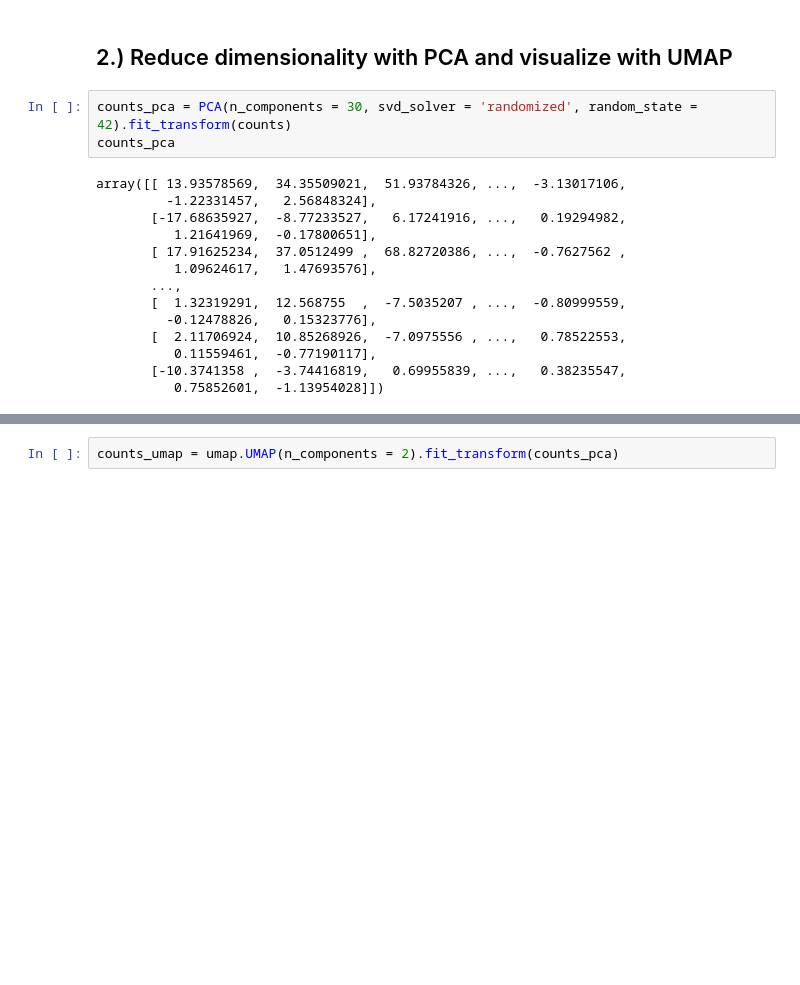
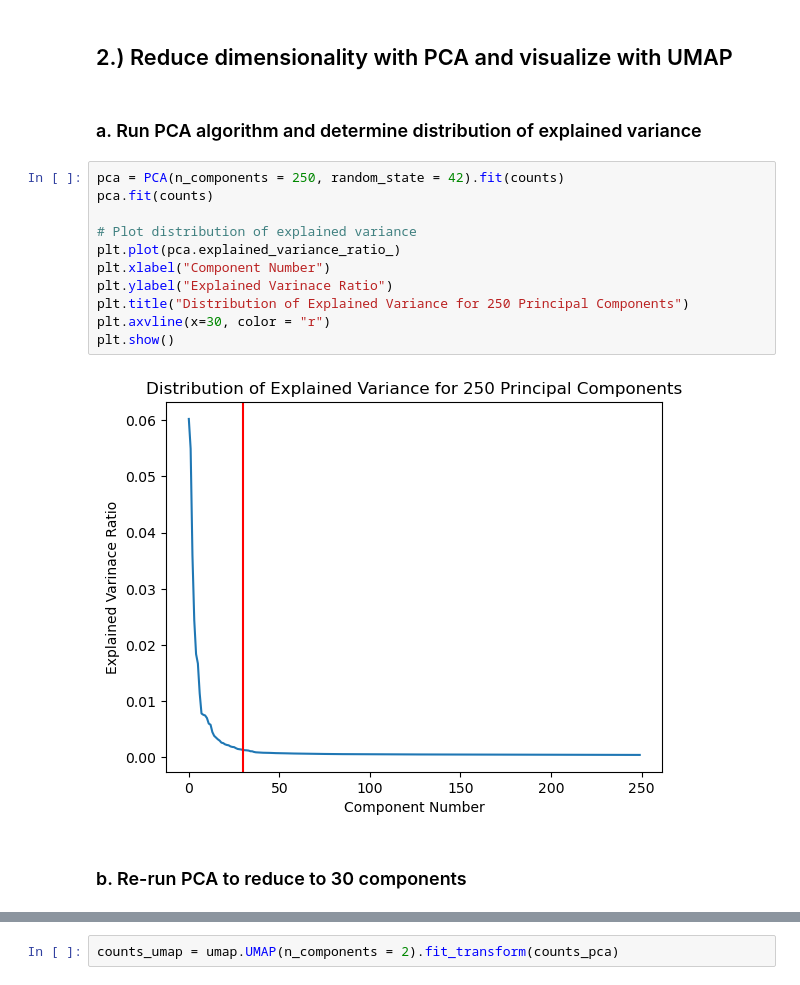
Before and after one commit to zwallace425/veme, a Jupyter notebook: VEME_Single_Cell.ipynb, the cells around one changed output, grey strips where cells are left out. Saved outputs shown, nothing was run; the diff lists cells and outputs as text; blank space fills up the shorter version.

```diff
--- a/VEME_Single_Cell.ipynb
+++ b/VEME_Single_Cell.ipynb
@@ -57,20 +61,20 @@ counts.head()
 DATA NOTE: The dataset that will be analyzed is 116,313 cells by 2000 genes.  This is the fully processed cell-by-gene single cell RNA-seq expression matrix.  This dataset has noise background removal via CellBender (removal of technical ambient RNA counts and empty droplets), data filtering due to lack of nuclei with lack of genes, data filtering due to excess mitochondrial read counts, log normalization, scaling and data centralization, and retreival of the 2000 most variable genes.
 # %% [markdown]
 ## 2.) Reduce dimensionality with PCA and visualize with UMAP
+# %% [markdown]
+### a. Run PCA algorithm and determine distribution of explained variance
 # %%
-counts_pca = PCA(n_components = 30, svd_solver = 'randomized', random_state = 42).fit_transform(counts)
-counts_pca
+pca = PCA(n_components = 250, random_state = 42).fit(counts)
+pca.fit(counts)
+
+# Plot distribution of explained variance
+plt.plot(pca.explained_variance_ratio_)
+plt.xlabel("Component Number")
+plt.ylabel("Explained Varinace Ratio")
+plt.title("Distribution of Explained Variance for 250 Principal Components")
+plt.axvline(x=30, color = "r")
+plt.show()
 # %% [output]
-array([[ 13.93578569,  34.35509021,  51.93784326, ...,  -3.13017106,
-         -1.22331457,   2.56848324],
-       [-17.68635927,  -8.77233527,   6.17241916, ...,   0.19294982,
-          1.21641969,  -0.17800651],
-       [ 17.91625234,  37.0512499 ,  68.82720386, ...,  -0.7627562 ,
-          1.09624617,   1.47693576],
-       ...,
-       [  1.32319291,  12.568755  ,  -7.5035207 , ...,  -0.80999559,
-         -0.12478826,   0.15323776],
-       [  2.11706924,  10.85268926,  -7.0975556 , ...,   0.78522553,
-          0.11559461,  -0.77190117],
-       [-10.3741358 ,  -3.74416819,   0.69955839, ...,   0.38235547,
-          0.75852601,  -1.13954028]])
+[figure, added]
+# %% [markdown]
+### b. Re-run PCA to reduce to 30 components
```
Also changed, not shown: parts of 29 cells of this notebook, 3 other files.
